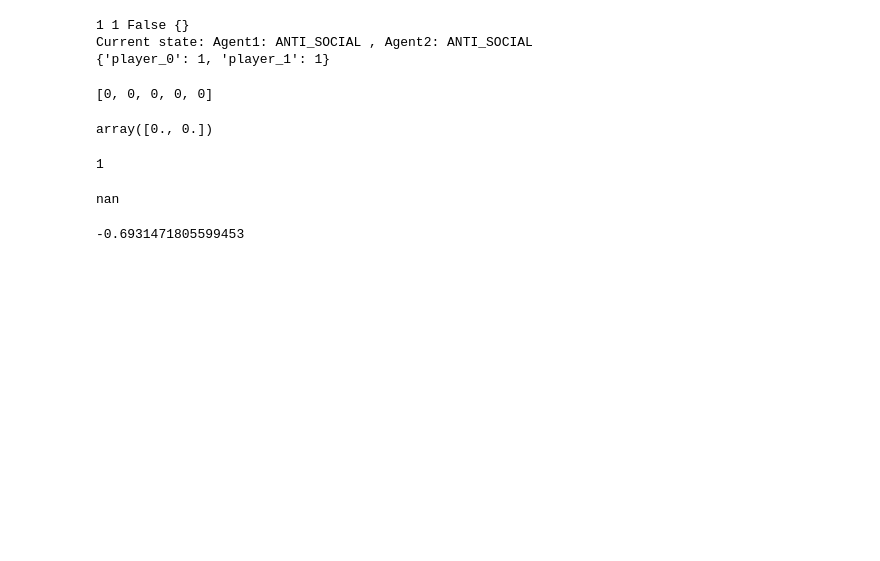
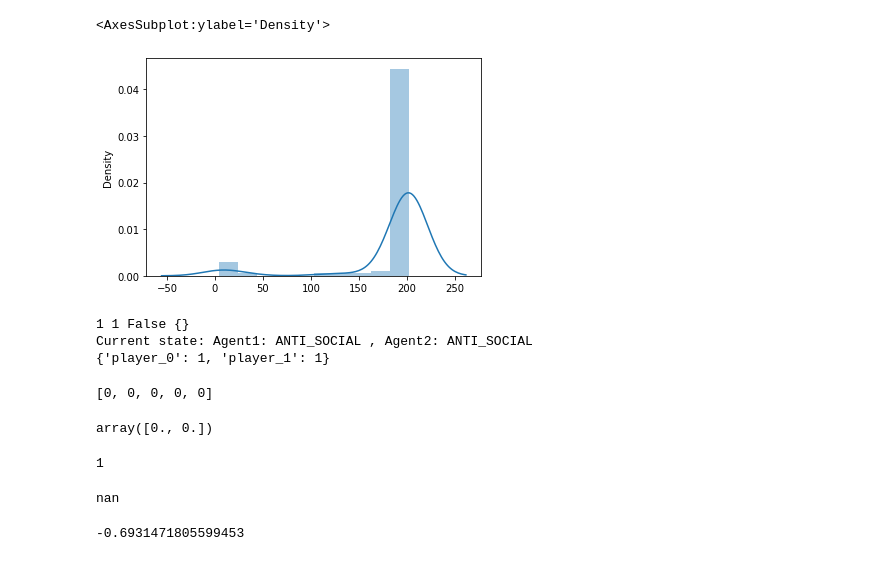
Before and after one commit to arjun-prakash/pz_dilemma, a Jupyter notebook: notebooks/centipede.ipynb, the cells around one changed output. Saved outputs shown, nothing was run; the diff lists cells and outputs as text; code cells hidden in the pictures; blank space fills up the shorter version.

```diff
--- a/notebooks/centipede.ipynb
+++ b/notebooks/centipede.ipynb
@@ -173,3 +170,9 @@ sns.distplot(r)
+# %%
+
+sns.distplot(r)
+# %% [output]
+<AxesSubplot:ylabel='Density'>
+[figure, added]
 # %%
 import sys
 sys.path.append('../')
```
Also changed, not shown: parts of 12 cells of this notebook, 4 other files.
